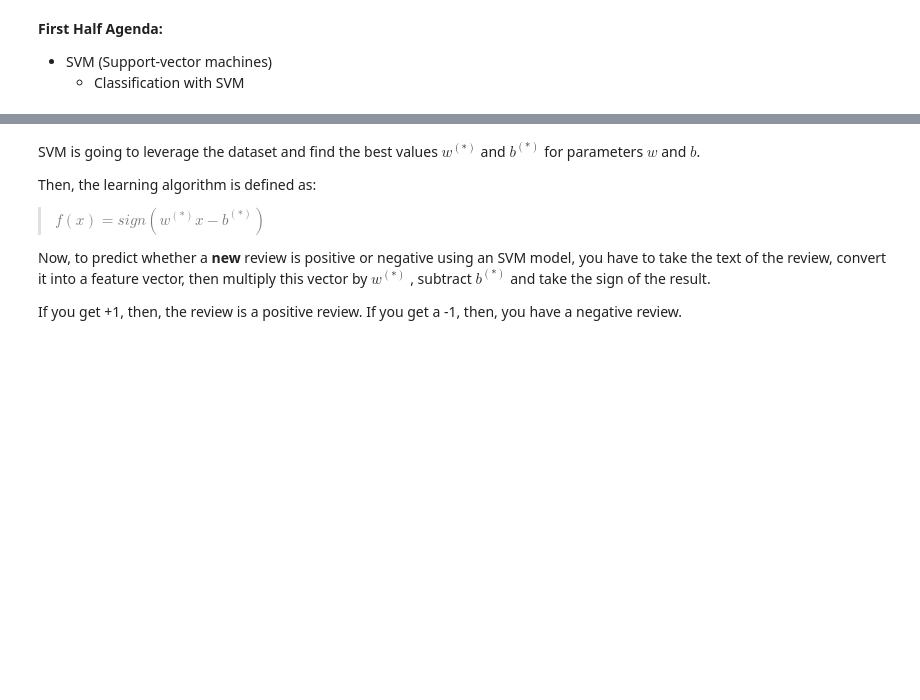
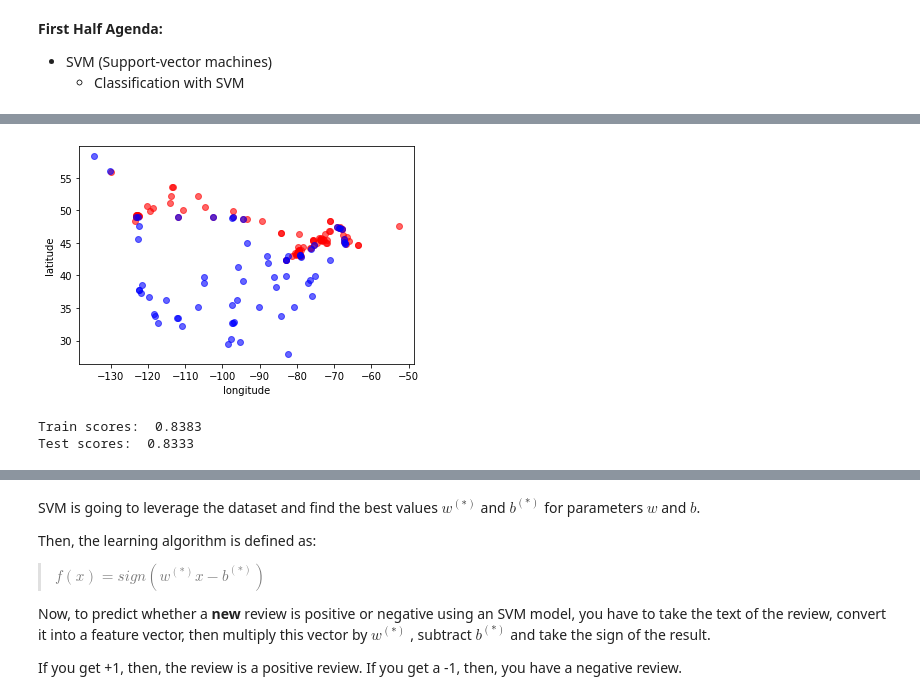
Before and after one commit to sedv8808/LighthouseLabs, a Jupyter notebook: W05D4/W05D04_SVM.ipynb, the cells around one changed output, grey strips where cells are left out. Drawn from its saved outputs; the diff is of its cells as text; code cells hidden in the pictures; blank space fills up the shorter version.

```diff
--- a/W05D4/W05D04_SVM.ipynb
+++ b/W05D4/W05D04_SVM.ipynb
@@ -70,0 +45,11 @@ AND **sign** is a mathematical operator that takes any value as input and return
+# %%
+cities_df = pd.read_csv('data/canada_usa_cities.csv')
+train_df, test_df = train_test_split(cities_df, test_size=0.2, random_state=123)
+canada = train_df.query('country == "Canada"')
+usa = train_df.query('country == "USA"')
+plt.scatter(canada["longitude"], canada["latitude"], color="red", alpha=0.6)
+plt.scatter(usa["longitude"], usa["latitude"], color="blue", alpha=0.6)
+plt.ylabel("latitude")
+plt.xlabel("longitude");
+# %% [output]
+[figure, added]
@@ -70,0 +60,10 @@ AND **sign** is a mathematical operator that takes any value as input and return
+# %%
+from sklearn.svm import SVC
+
+svm = SVC(gamma=0.01) # Ignore gamma for now
+svm.fit(X_train, y_train)
+print("Train scores: ", round(svm.score(X_train, y_train), 4))
+print("Test scores: ", round(svm.score(X_test, y_test), 4))
+# %% [output]
+Train scores:  0.8383
+Test scores:  0.8333
```
Also changed, not shown: parts of 25 cells of this notebook, 2 other files.
